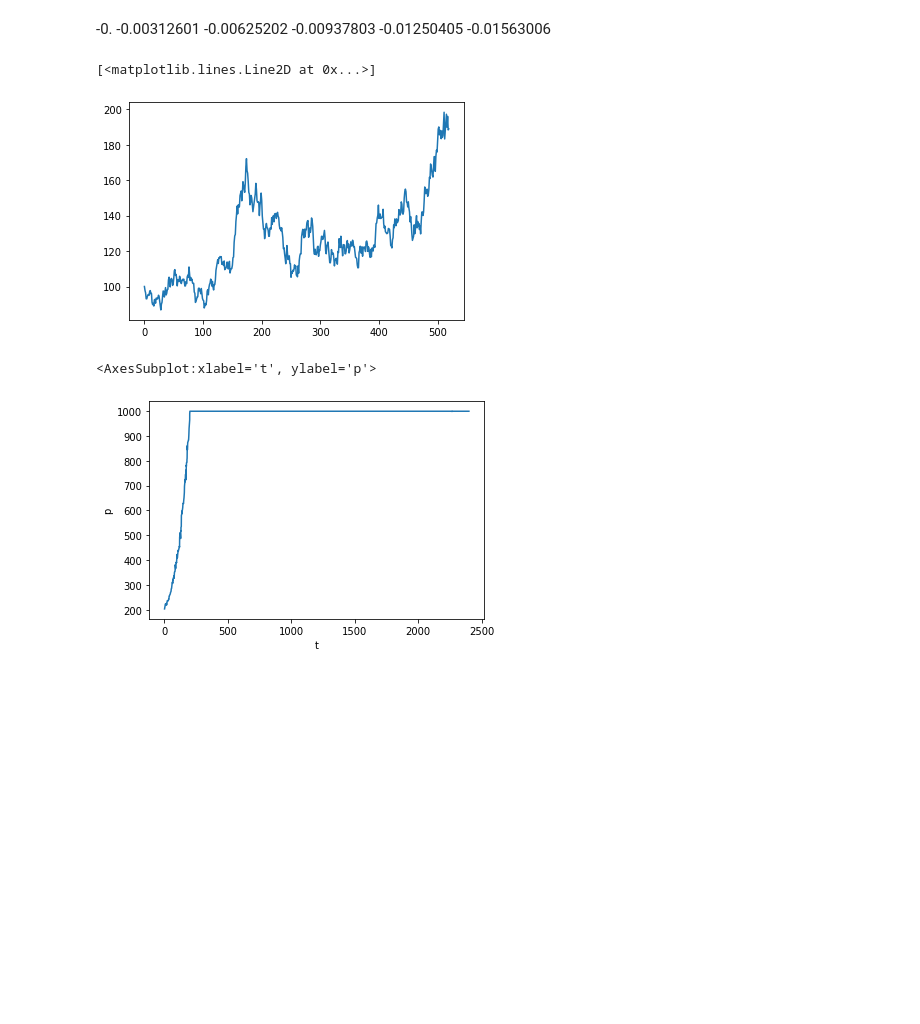
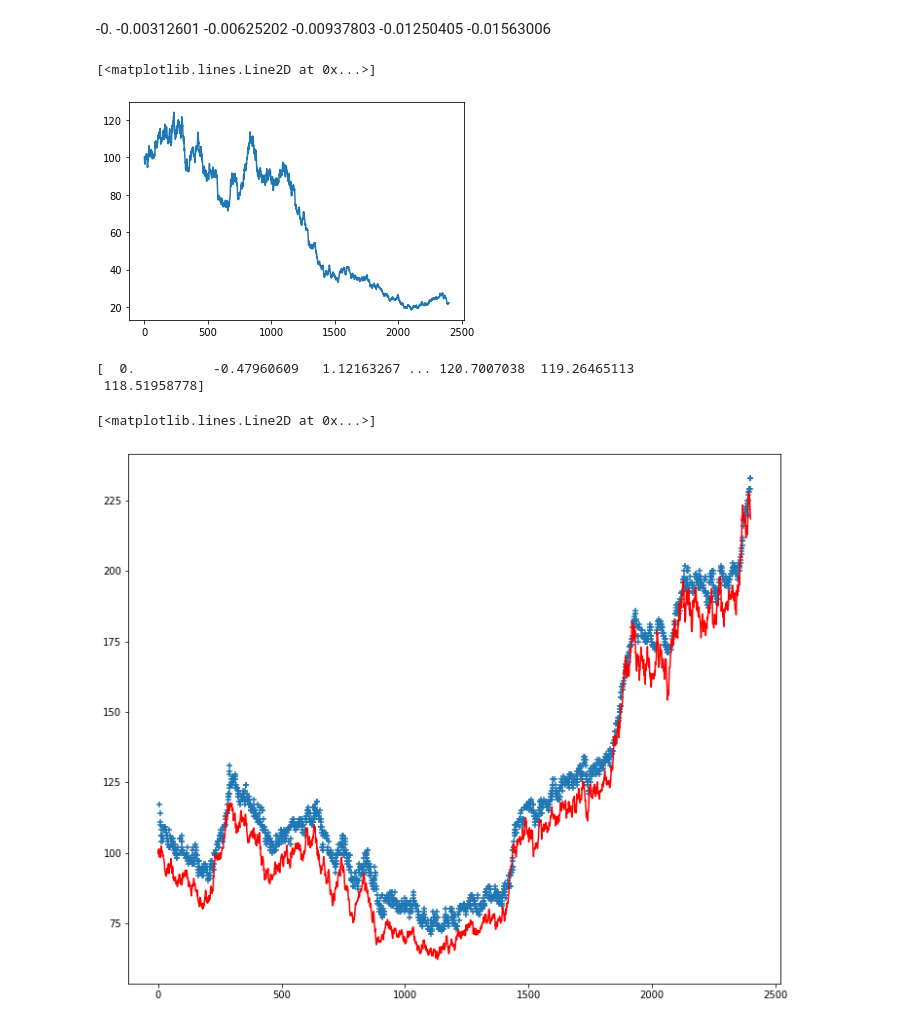
Before and after one commit to charliehpearce/BristolStockExchange, a Jupyter notebook: pad.ipynb, the cells around one changed output. Saved outputs shown, nothing was run; the diff lists cells and outputs as text; code cells hidden in the pictures; blank space fills up the shorter version.

```diff
--- a/pad.ipynb
+++ b/pad.ipynb
@@ -7,17 +8,23 @@ import seaborn as sns
 # %% [markdown]
 -0.         -0.00312601 -0.00625202 -0.00937803 -0.01250405 -0.01563006
 # %%
-gbm = Brownian(x0=50)
-mu_fn = lambda x: 0.2
-sigma_fn = lambda x: 0.61
-pcx = gbm.stock_price(mu_fn=mu_fn, sigma_fn=sigma_fn)
+gbm = Brownian()
+mu_fn = lambda x: 0.2305
+sigma_fn = lambda x: 0.68
+pcx = gbm.stock_price(mu_fn=mu_fn, sigma_fn=sigma_fn, deltaT=2400, dt=1)
 plt.plot(pcx)
 # %% [output]
 [<matplotlib.lines.Line2D at 0x...>]
-[figure, old version]
+[figure, new version]
 # %%
 df = pd.read_csv('sess0001_transactions.csv', names=['trd','t','p'])
-sns.lineplot(data=df, x='t',y='p')
+arr = np.load('./offset.npy')
+print(arr)
+fig, ax = plt.subplots(figsize=(12,10))
+plt.scatter(df['t'],df['p'], marker='+')
+plt.plot(arr+100, color='red')
 # %% [output]
-<AxesSubplot:xlabel='t', ylabel='p'>
+[  0.          -0.47960609   1.12163267 ... 120.7007038  119.26465113
+ 118.51958778]
+[<matplotlib.lines.Line2D at 0x...>]
-[figure, old version]
+[figure, new version]
```
Also changed, not shown: parts of 3 cells of this notebook, 6 other files.
